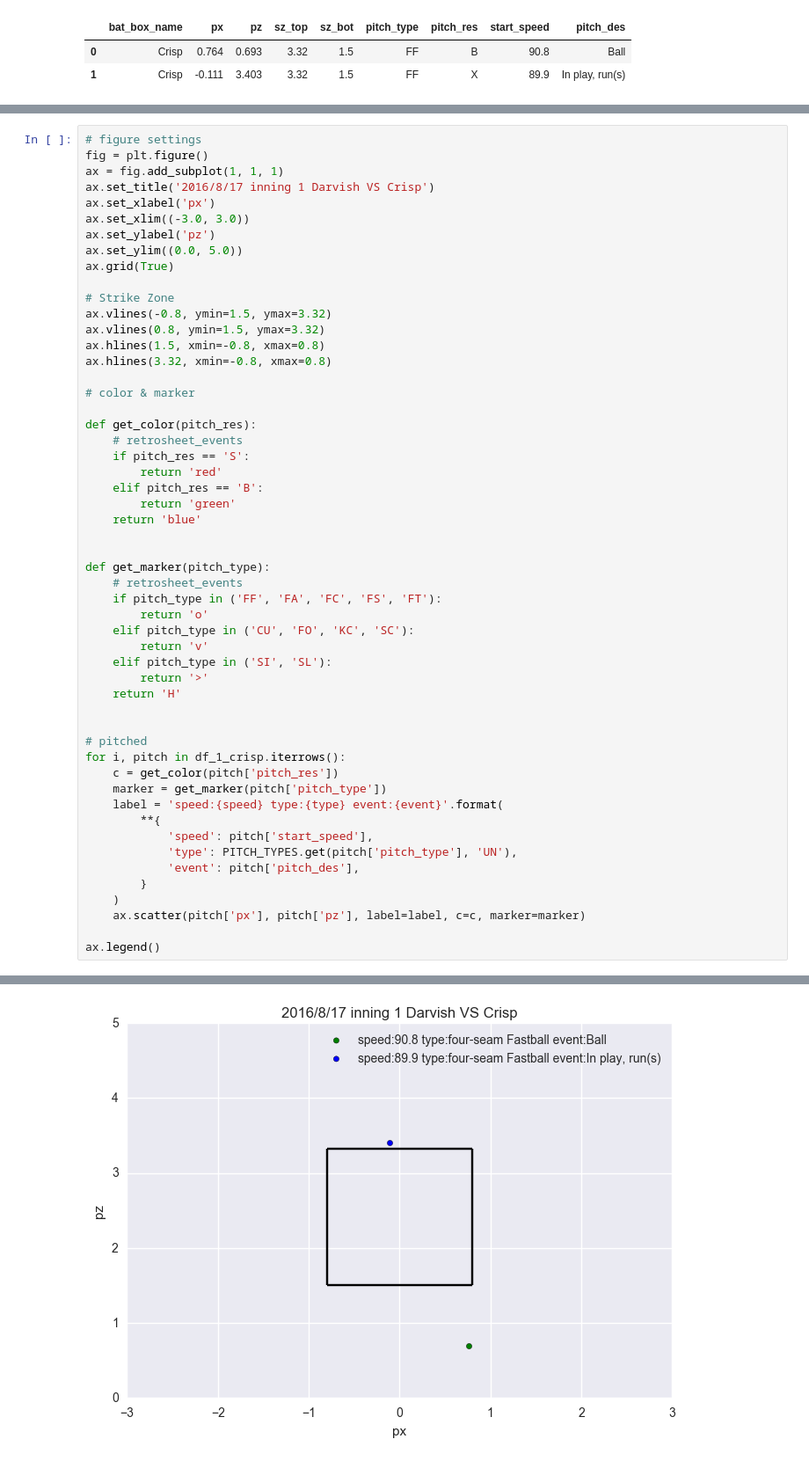
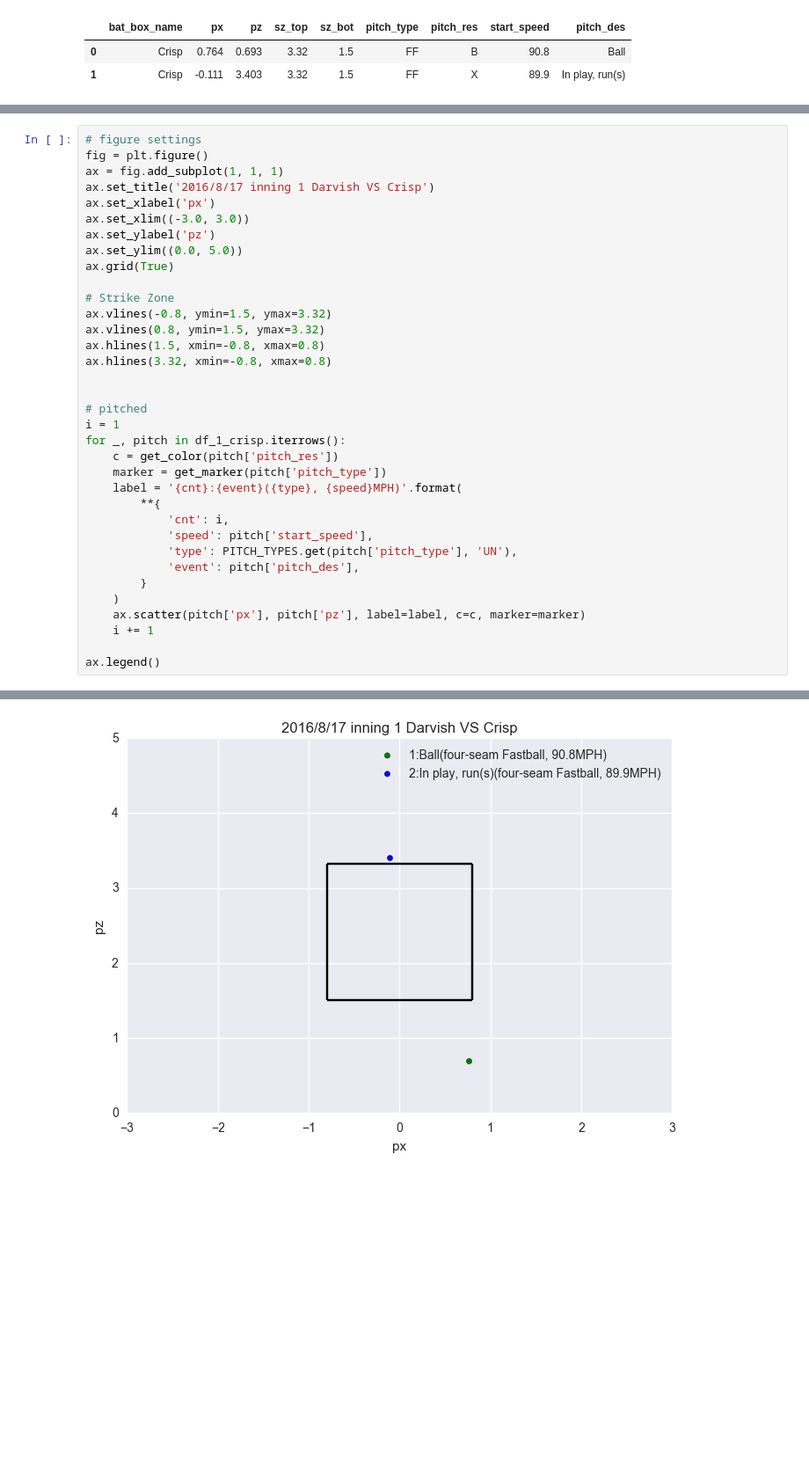
Before and after one commit to Shinichi-Nakagawa/pitchpx-example-pitchfx, a Jupyter notebook: yu_darvish_20160817_pitched.ipynb, the cells around one changed output, grey strips where cells are left out. Shown at 88% size. Saved outputs shown, nothing was run; the diff lists cells and outputs as text; blank space fills up the shorter version.

```diff
--- a/yu_darvish_20160817_pitched.ipynb
+++ b/yu_darvish_20160817_pitched.ipynb
@@ -83,54 +104,36 @@ df_1_crisp[['bat_box_name', 'px', 'pz', 'sz_top', 'sz_bot', 'pitch_type', 'pitch
 fig = plt.figure()
 ax = fig.add_subplot(1, 1, 1)
 ax.set_title('2016/8/17 inning 1 Darvish VS Crisp')
 ax.set_xlabel('px')
 ax.set_xlim((-3.0, 3.0))
 ax.set_ylabel('pz')
 ax.set_ylim((0.0, 5.0))
 ax.grid(True)
 
 # Strike Zone
 ax.vlines(-0.8, ymin=1.5, ymax=3.32)
 ax.vlines(0.8, ymin=1.5, ymax=3.32)
 ax.hlines(1.5, xmin=-0.8, xmax=0.8)
 ax.hlines(3.32, xmin=-0.8, xmax=0.8)
 
-# color & marker
-
-def get_color(pitch_res):
-    # retrosheet_events
-    if pitch_res == 'S':
-        return 'red'
-    elif pitch_res == 'B':
-        return 'green'
-    return 'blue'
-
-
-def get_marker(pitch_type):
-    # retrosheet_events
-    if pitch_type in ('FF', 'FA', 'FC', 'FS', 'FT'):
-        return 'o'
-    elif pitch_type in ('CU', 'FO', 'KC', 'SC'):
-        return 'v'
-    elif pitch_type in ('SI', 'SL'):
-        return '>'
-    return 'H'
-
 
 # pitched
-for i, pitch in df_1_crisp.iterrows():
+i = 1
+for _, pitch in df_1_crisp.iterrows():
     c = get_color(pitch['pitch_res'])
     marker = get_marker(pitch['pitch_type'])
-    label = 'speed:{speed} type:{type} event:{event}'.format(
+    label = '{cnt}:{event}({type}, {speed}MPH)'.format(
         **{
+            'cnt': i,
             'speed': pitch['start_speed'],
             'type': PITCH_TYPES.get(pitch['pitch_type'], 'UN'),
             'event': pitch['pitch_des'],
         }
     )
     ax.scatter(pitch['px'], pitch['pz'], label=label, c=c, marker=marker)
+    i += 1
 
 ax.legend()
 # %% [output]
 <matplotlib.legend.Legend at 0x...>
-[figure, old version]
+[figure, new version]
```
Also changed, not shown: parts of 3 cells of this notebook.
